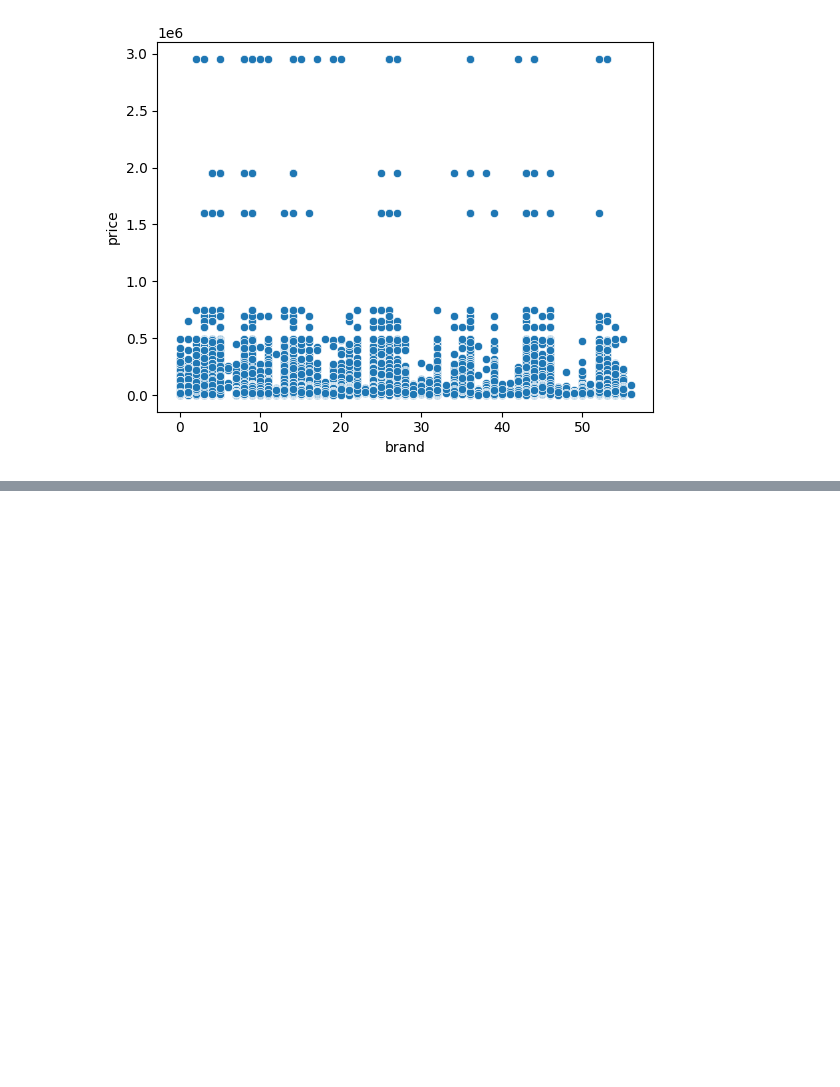
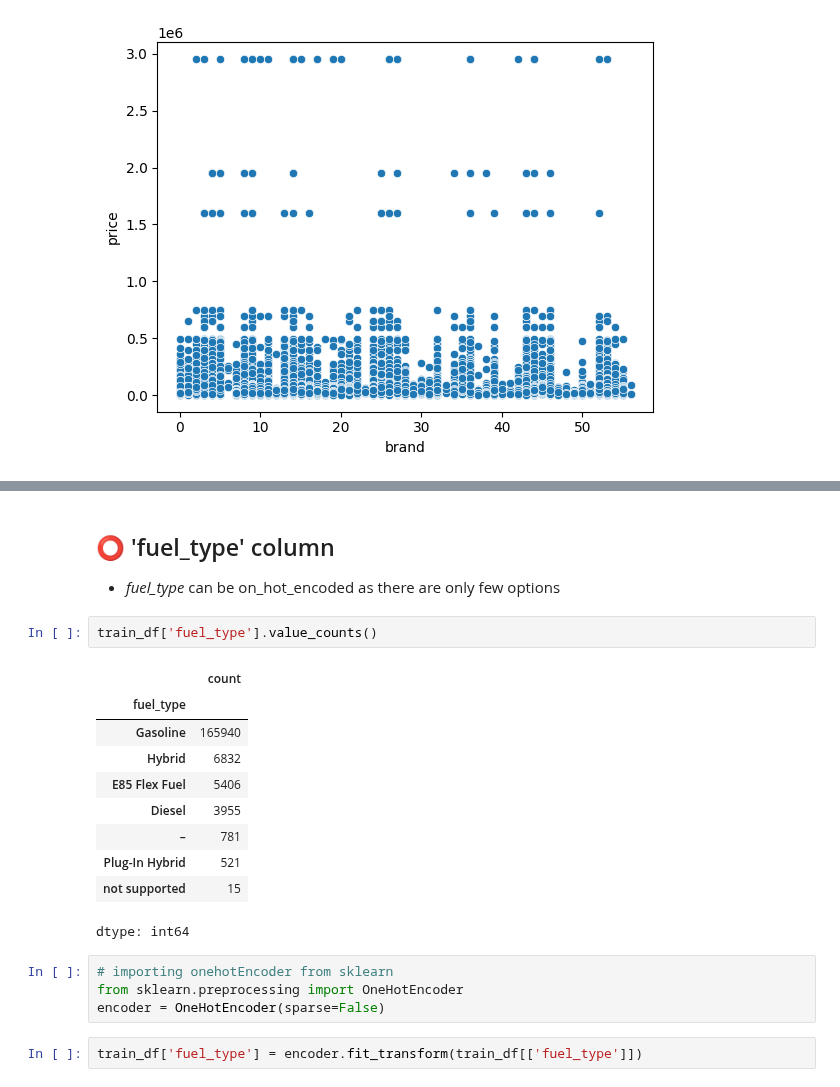
Before and after one commit to subramanya4shenoy/MachineLearningNbs, a Jupyter notebook: kaggle/playground_series_s4e9.ipynb, the cells around one changed output, grey strips where cells are left out. Saved outputs shown, nothing was run; the diff lists cells and outputs as text; blank space fills up the shorter version.

```diff
--- a/kaggle/playground_series_s4e9.ipynb
+++ b/kaggle/playground_series_s4e9.ipynb
@@ -126,0 +178,24 @@ sns.scatterplot(data=train_df, x='brand', y='price')
+# %% [markdown]
+## ⭕ 'fuel_type' column
+
+
+*   *fuel_type* can be on_hot_encoded as there are only few options
+# %%
+train_df['fuel_type'].value_counts()
+# %% [output]
+|  | count |
+| fuel_type |  |
+| Gasoline | 165940 |
+| Hybrid | 6832 |
+| E85 Flex Fuel | 5406 |
+| Diesel | 3955 |
+| – | 781 |
+| Plug-In Hybrid | 521 |
+| not supported | 15 |
+dtype: int64
+# %%
+# importing onehotEncoder from sklearn
+from sklearn.preprocessing import OneHotEncoder
+encoder = OneHotEncoder(sparse=False)
+# %%
+train_df['fuel_type'] = encoder.fit_transform(train_df[['fuel_type']])
```
Also changed, not shown: parts of 7 cells of this notebook.
